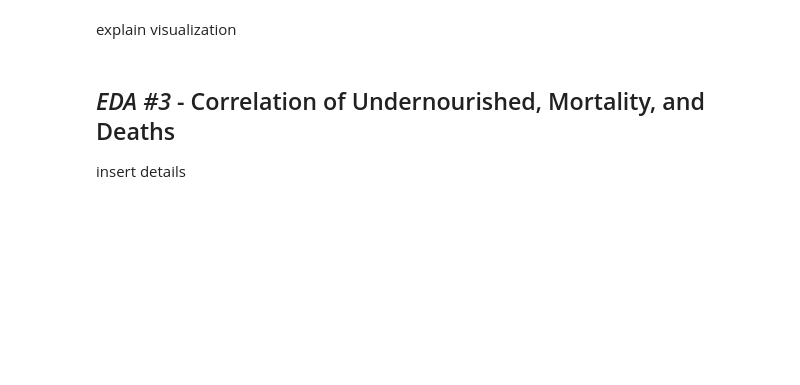
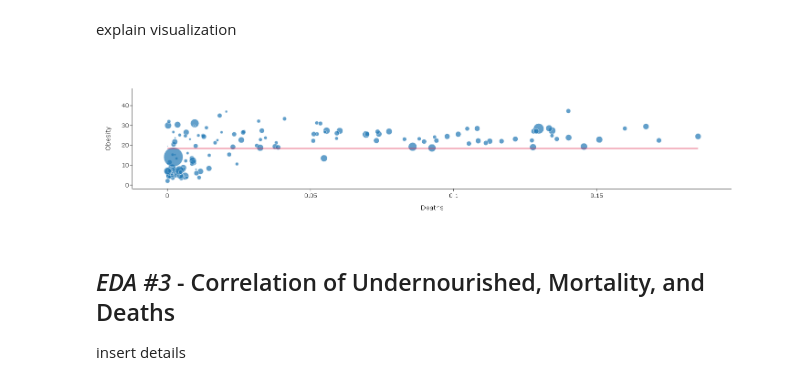
Before and after one commit to giogerardino/CSMODEL-Project, a Jupyter notebook: COVID-19 Healthy Diet Dataset.ipynb, the cells around one changed output. Saved outputs shown, nothing was run; the diff lists cells and outputs as text; code cells hidden in the pictures; blank space fills up the shorter version.

Commit message:
added graphs for EDA 2 and 3

```diff
--- a/COVID-19 Healthy Diet Dataset.ipynb
+++ b/COVID-19 Healthy Diet Dataset.ipynb
@@ -275,5 +321,26 @@ fig.show()
 # %% [markdown]
 explain visualization
+# %%
+fig = px.scatter(food_df, x="Deaths", y = "Obesity", size = "Mortality", hover_name='Country', log_x=False,
+                 size_max=30, template="simple_white")
+
+fig.add_shape(
+        # Line Horizontal
+            type="line",
+            x0=0,
+            y0=food_df['Obesity'].mean(),
+            x1=food_df['Deaths'].max(),
+            y1=food_df['Obesity'].mean(),
+            line=dict(
+                color="crimson",
+                width=4
+            ),
+    )
+
+fig.show()
+a,b = stats.pearsonr(food_df['Deaths'].values, food_df['Obesity'].values)
+# %% [output]
+[figure, added]
 # %% [markdown]
 ## *EDA #3* - Correlation of Undernourished, Mortality, and Deaths
 insert details
```
Also changed, not shown: parts of 9 cells of this notebook.
